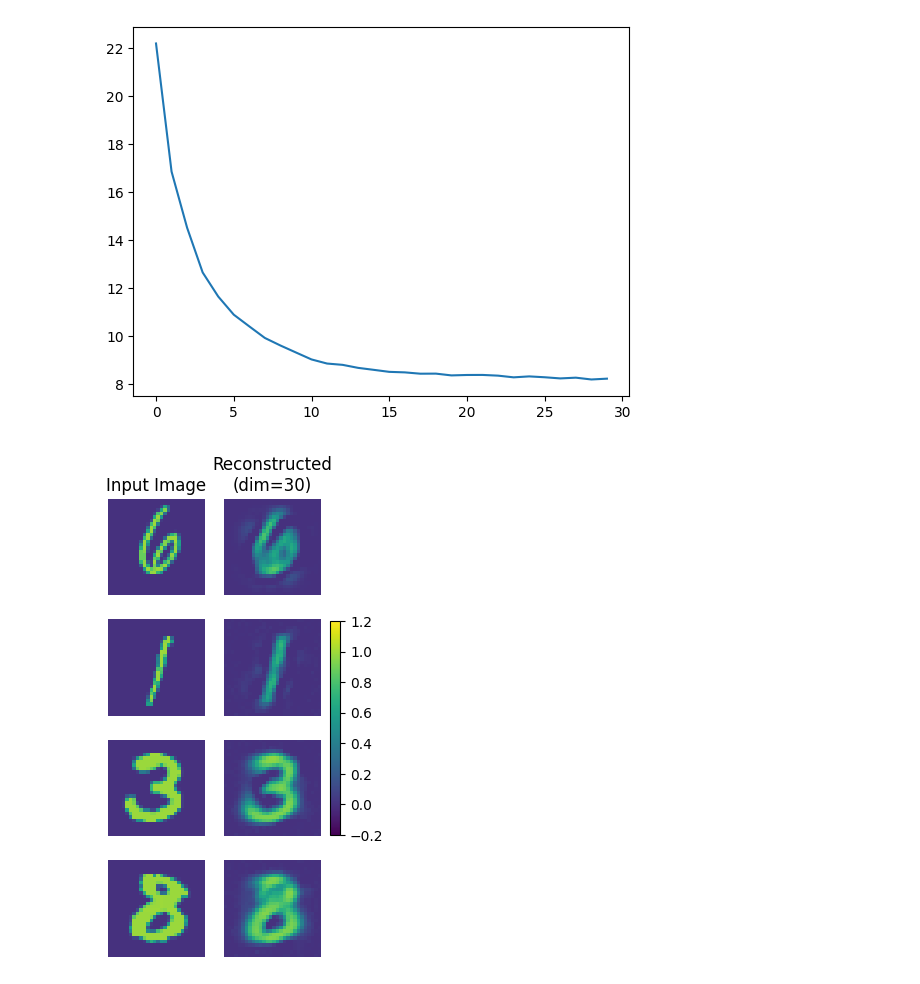
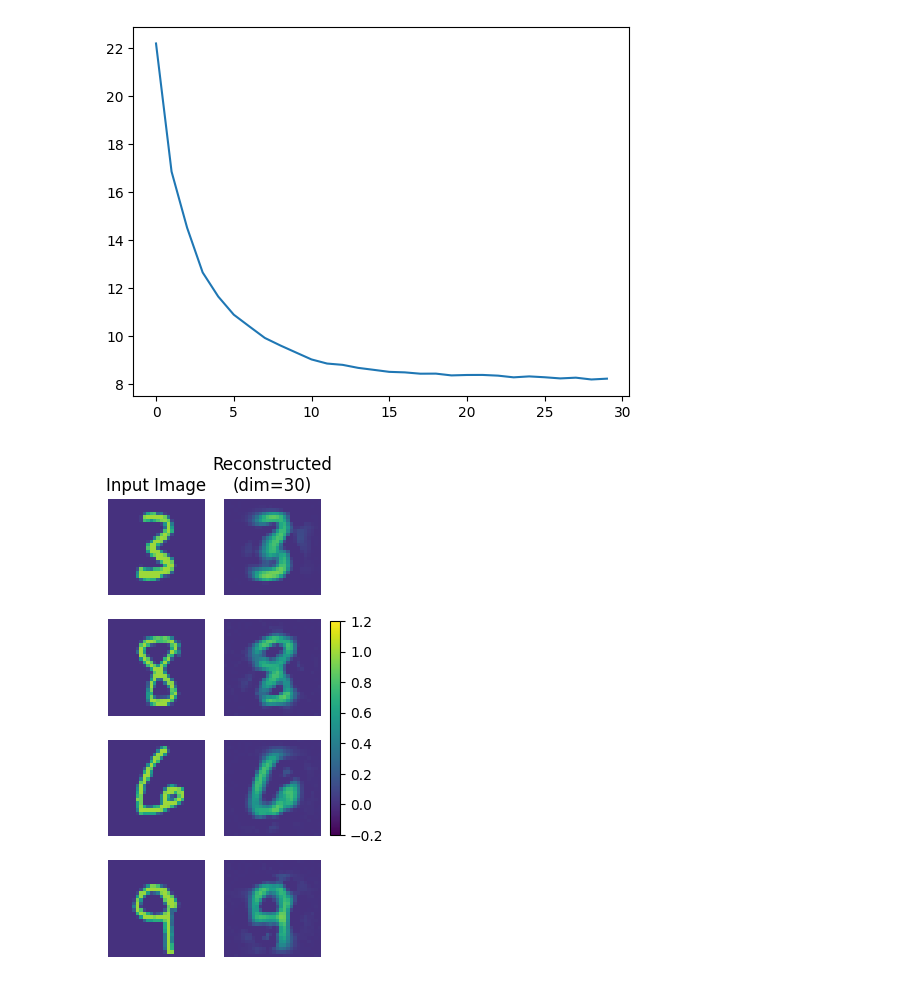
Before and after one commit to stanleytheli/mini-ml, a Jupyter notebook: src/demo_autoencoder.ipynb, the cells around one changed output. Drawn from its saved outputs; the diff is of its cells as text; code cells hidden in the pictures.

Commit message:
Update autoencoder demo (use val dataset for visualization)

```diff
--- a/src/demo_autoencoder.ipynb
+++ b/src/demo_autoencoder.ipynb
@@ -48,31 +48,31 @@ plt.plot(training_stats["training_cost"])
 # %%
 total = 4
 square_size = 1.5
 fig, axes = plt.subplots(total, 2, figsize=(square_size*2, square_size*total))  # 1 row, 2 columns
 
 vmin = -0.2
 vmax = 1.2
 
 for test_image_index in range(total):
 
-    test_image = mnist_train[test_image_index][0]
+    test_image = mnist_val[test_image_index][0]
     ae_output = autoencoder.feedforward(np.array([test_image]))
     ae_output = np.reshape(ae_output, (28, 28))
     ae_output = np.clip(ae_output, 0, 1)
 
     im1 = axes[test_image_index][0].imshow(test_image, vmin = vmin, vmax = vmax)
     im2 = axes[test_image_index][1].imshow(ae_output, vmin = vmin, vmax = vmax)
 
     if test_image_index == 0:
         axes[test_image_index][0].set_title("Input Image")
         axes[test_image_index][1].set_title("Reconstructed\n(dim=30)")
 
 cbar = fig.colorbar(im1, ax=axes, orientation='vertical', fraction=0.046, pad=0.04)
 
 for axarr_1d in axes:
     for ax in axarr_1d:
         ax.axis("off")
 
 plt.show()
 # %% [output]
-[figure, old version]
+[figure, new version]
```
